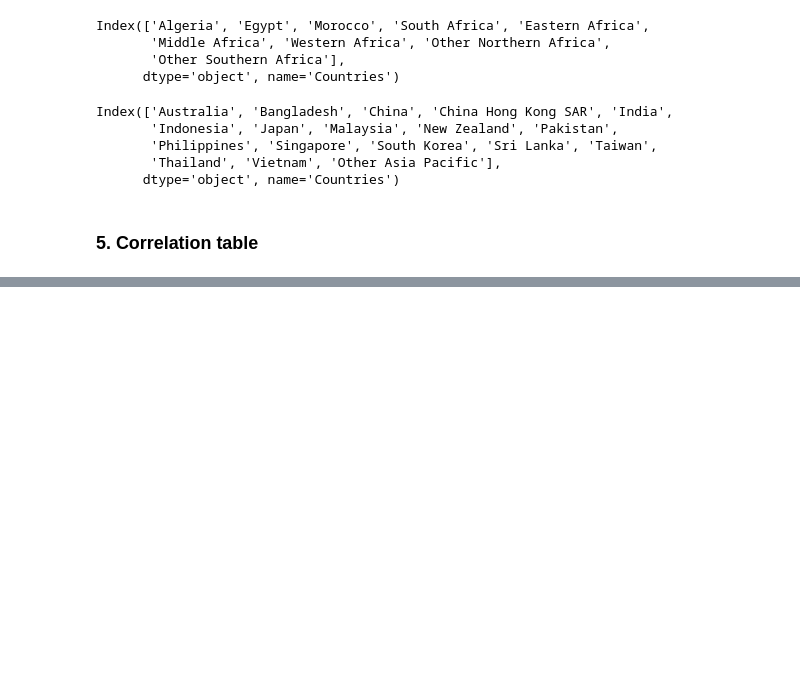
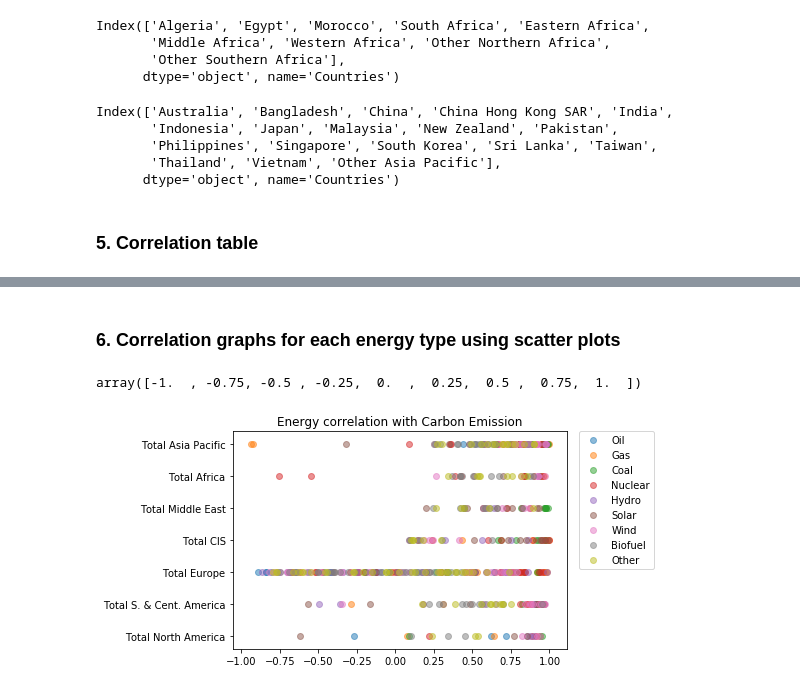
Before and after one commit to Tayzerdo/Renewable-energy, a Jupyter notebook: Comparison.ipynb, the cells around one changed output, grey strips where cells are left out. Drawn from its saved outputs; the diff is of its cells as text; code cells hidden in the pictures; blank space fills up the shorter version.

```diff
--- a/Comparison.ipynb
+++ b/Comparison.ipynb
@@ -405,5 +364,0 @@ display(a)
-# %%
-for i in range(1,len(a.columns)):
-    plt.scatter(a.iloc[:,i],a.index, alpha=0.5)
-    plt.legend(energy,bbox_to_anchor=(1.02,1.025), loc="upper left")
-    plt.title('Energy correlation with Carbon Emission')
@@ -467,0 +451,4 @@ plt.show()
+# %%
+#Build the corr table
+Countries_corr=a.set_index('Countries').astype(float).round(3)
+Countries_corr
@@ -467,0 +470,25 @@ plt.show()
+# %%
+y = []
+
+for i in range(0,len(Countries)):
+    if a.iloc[i,1] in Countries_Region[0]:
+        y.append(Regions[0])
+    elif a.iloc[i,1] in Countries_Region[1]:
+        y.append(Regions[1])
+    elif a.iloc[i,1] in Countries_Region[2]:
+        y.append(Regions[2])
+    elif a.iloc[i,1] in Countries_Region[3]:
+        y.append(Regions[3])
+    elif a.iloc[i,1] in Countries_Region[4]:
+        y.append(Regions[4])
+    elif a.iloc[i,1] in Countries_Region[5]:
+        y.append(Regions[5])
+    elif a.iloc[i,1] in Countries_Region[6]:
+        y.append(Regions[6])
+
+a['Regions'] = y
+
+a.set_index('Regions',inplace=True)
+display(a)
+a.to_csv('table.xlsx')
+Total_Countries_Corr = a
@@ -467,0 +510,16 @@ plt.show()
+# %% [markdown]
+### 6. Correlation graphs for each energy type using scatter plots
+# %%
+x = np.arange(-1.00,1.10,0.25)
+x
+# %% [output]
+array([-1.  , -0.75, -0.5 , -0.25,  0.  ,  0.25,  0.5 ,  0.75,  1.  ])
+# %%
+x = np.arange(-1.00,1.10,0.25)
+b=a.drop('Countries',axis=1)
+for i in range(0,len(b.columns)):
+    plt.scatter(b.iloc[:,i],b.index, alpha=0.5)
+    plt.legend(energy,bbox_to_anchor=(1.02,1.025), loc="upper left")
+    plt.title('Energy correlation with Carbon Emission')
+# %% [output]
+[figure, added]
```
Also changed, not shown: parts of 50 cells of this notebook.
